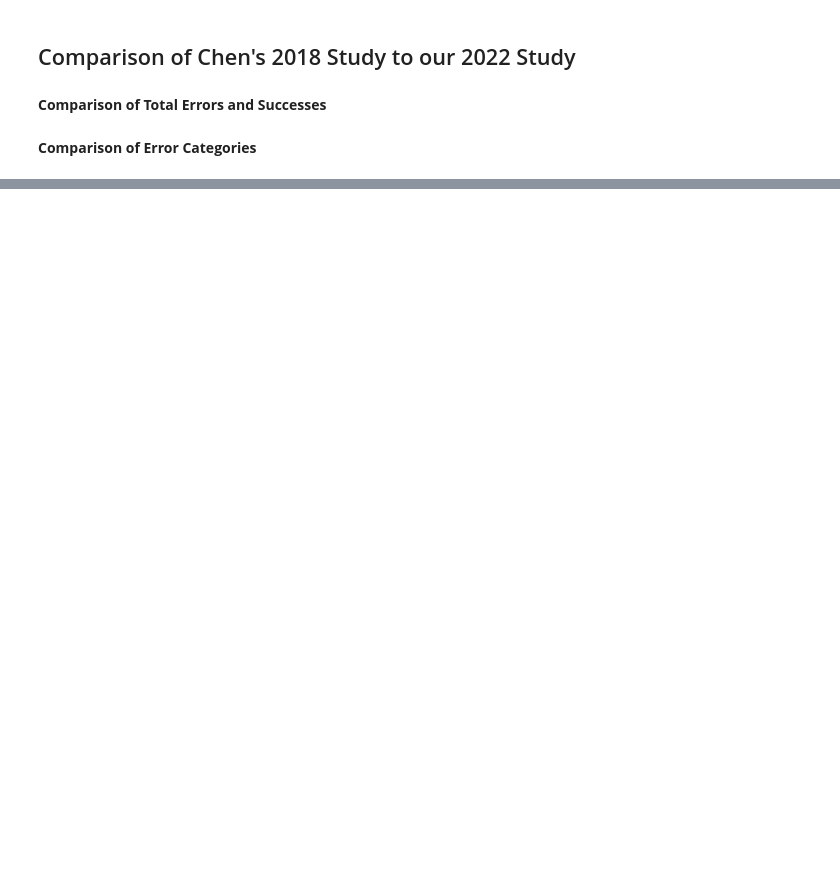
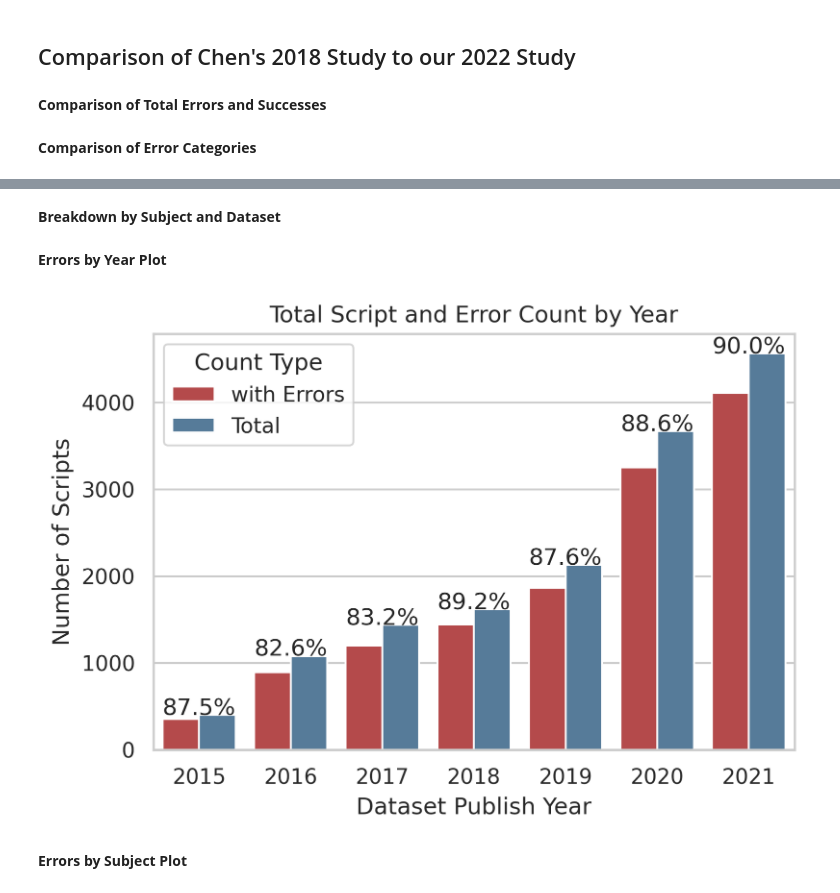
Before and after one commit to jwons/raas-eval, a Jupyter notebook: scripts/generate_figures_plots.ipynb, the cells around one changed output, grey strips where cells are left out. Drawn from its saved outputs; the diff is of its cells as text; code cells hidden in the pictures; blank space fills up the shorter version.

```diff
--- a/scripts/generate_figures_plots.ipynb
+++ b/scripts/generate_figures_plots.ipynb
@@ -175,3 +177,5 @@ dataset_df["clean"] = clean_col
+# %% [markdown]
+__Breakdown by Subject and Dataset__
 # %%
 subject_breakdown_md = '''
 -------------------------------------------------------------------------------------
@@ -227,3 +231,54 @@ for subject in subject_set:
     subject_breakdown_md = replace_in_subject_table(subject, subject_breakdown_md, subject_script_df)
 
 write_file_from_string("subject_breakdown.md", subject_breakdown_md)
+# %% [markdown]
+__Errors by Year Plot__
+# %%
+# Massage the data into the format used for plotting
+years = set(dataset_df["year"].values)
+year_breakdown = {"Year":[], "Total Files": [], "Total Error Files":[], "Error Rate (Rounded)":[]}
+for year in years:
+    scripts_in_year = overall_df[overall_df["year"] == year]
+    total_files = len(scripts_in_year.index)
+    if(total_files == 0):
+        continue
+
+    year_breakdown["Year"].append(str(year))
+    total_error_files = len(scripts_in_year[scripts_in_year["error_category"] != "success"].index)
+    year_breakdown["Total Files"].append(total_files)
+    year_breakdown["Total Error Files"].append(total_error_files)
+    year_breakdown["Error Rate (Rounded)"].append("{0:.4g}".format(total_error_files / total_files * 100))
+year_breakdown_df = pd.DataFrame(year_breakdown)
+year_breakdown_df.sort_values(["Year"], inplace=True)
+
+year_breakdown_df.columns = ["Year", "Total", "with Errors", "Error Rate"]
+year_melted_df = year_breakdown_df[["Year", "with Errors", "Total"]]\
+    .loc[year_breakdown_df['Year'].isin(["2015","2016", "2017", "2018", "2019", "2020", "2021",])]\
+    .melt(id_vars='Year').rename(columns=str.title)
+year_melted_df.columns = ["Year", "Count Type", "Count"]
+# %%
+#plt.figure(figsize=(10, 5), dpi=300)
+plt.figure(dpi=300)
+sns.set(color_codes=True)
+sns.set_style("whitegrid")
+sns.set_context("notebook")
+ax = sns.barplot(x="Year", y="Count", hue="Count Type", data=year_melted_df, palette=sns.color_palette("Set1", n_colors=2, desat=.7))
+ax.set_title('Total Script and Error Count by Year')
+ax.set_xlabel("Dataset Publish Year")
+ax.set_ylabel("Number of Scripts")
+year_errors_df = year_melted_df[year_melted_df["Count Type"] == "with Errors"]
+x_index = 0
+for index, row in year_errors_df.iterrows():
+    x = row["Year"]
+    y = row["Count"]
+    total = year_melted_df[year_melted_df["Count Type"] == "Total"]
+    total = total[total["Year"] == row["Year"]]
+    perc = round(row["Count"] / total["Count"].values[0] * 100, 1)
+    ax.text(x=x_index,y=total["Count"].values[0],s=str(perc) + "%", ha="center")
+    x_index += 1
+#plt.show()
+plt.savefig('../results/error_count_by_year.png', format="png")
+# %% [output]
+[figure, added]
+# %% [markdown]
+__Errors by Subject Plot__
```
Also changed, not shown: parts of 16 cells of this notebook, 4 other files.
